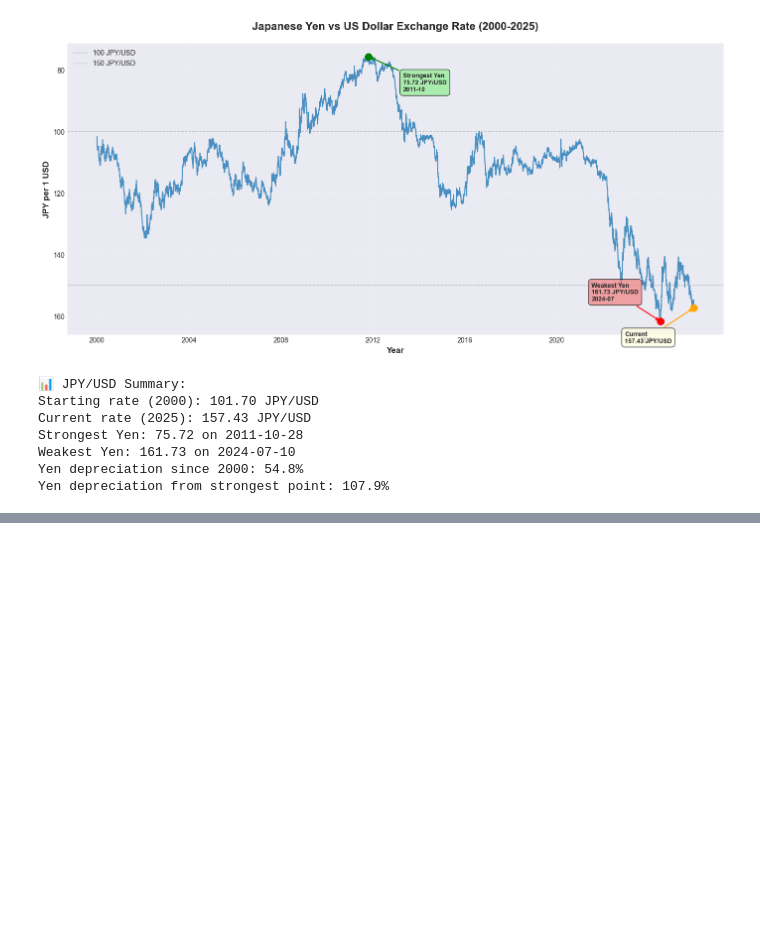
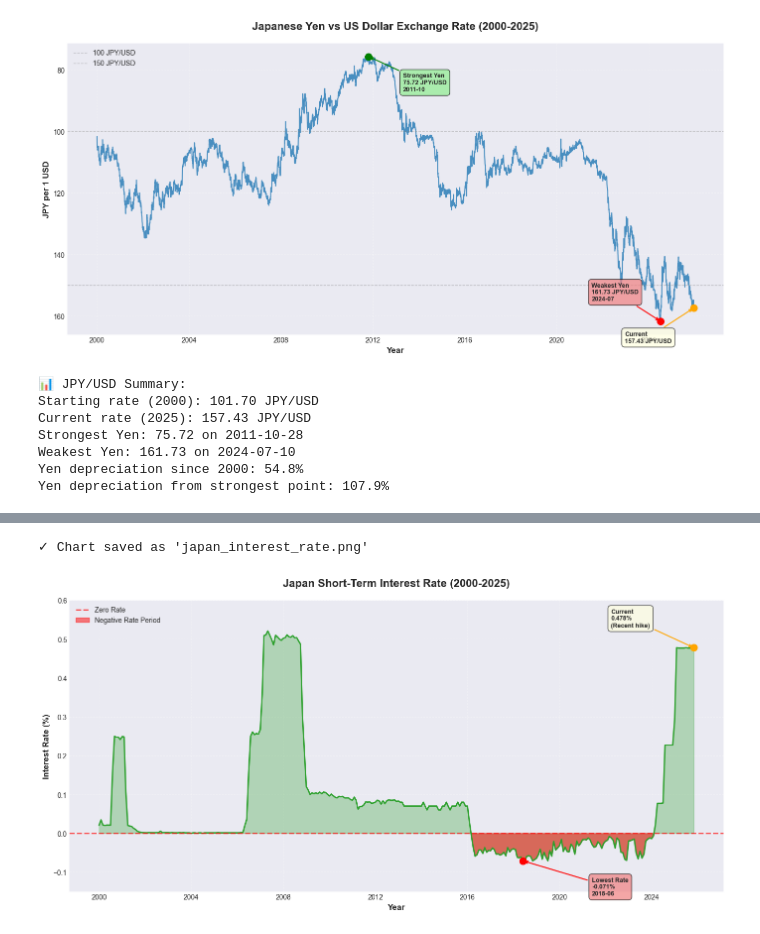
Before and after one commit to alpcakin/substack-japan-debt-analysis, a Jupyter notebook: japan_debt_analysis.ipynb, the cells around one changed output, grey strips where cells are left out. Cells and saved outputs as stored; diff of their text form; code cells hidden in the pictures; blank space fills up the shorter version.

Commit message:
Interest rates graph

```diff
--- a/japan_debt_analysis.ipynb
+++ b/japan_debt_analysis.ipynb
@@ -322,0 +372,80 @@ Yen depreciation from strongest point: 107.9%
+# %%
+
+fig, ax = plt.subplots(figsize=(14, 7))
+
+
+ax.plot(df_interest['date'], df_interest['interest_rate'],
+        linewidth=2, color='#2ca02c')
+
+
+ax.fill_between(df_interest['date'], df_interest['interest_rate'],
+                alpha=0.3, color='#2ca02c')
+
+
+ax.set_title('Japan Short-Term Interest Rate (2000-2025)',
+             fontsize=16, fontweight='bold', pad=20)
+ax.set_xlabel('Year', fontsize=12, fontweight='bold')
+ax.set_ylabel('Interest Rate (%)', fontsize=12, fontweight='bold')
+
+
+ax.grid(True, alpha=0.3, linestyle='--')
+
+ax.axhline(y=0, color='red', linestyle='--', linewidth=2, alpha=0.7, label='Zero Rate')
+
+
+negative_data = df_interest[df_interest['interest_rate'] < 0]
+if not negative_data.empty:
+    ax.fill_between(negative_data['date'], negative_data['interest_rate'],
+                    0, alpha=0.5, color='red', label='Negative Rate Period')
+
+
+min_idx = df_interest['interest_rate'].idxmin()
+max_idx = df_interest['interest_rate'].idxmax()
+
+
+ax.scatter(df_interest.loc[min_idx, 'date'],
+          df_interest.loc[min_idx, 'interest_rate'],
+          color='red', s=100, zorder=5)
+ax.annotate(f'Lowest Rate\n{df_interest.loc[min_idx, "interest_rate"]:.3f}%\n{df_interest.loc[min_idx, "date"].strftime("%Y-%m")}',
+            xy=(df_interest.loc[min_idx, 'date'], df_interest.loc[min_idx, 'interest_rate']),
+            xytext=(100, -50), textcoords='offset points',
+            fontsize=9, fontweight='bold',
+            bbox=dict(boxstyle='round,pad=0.5', facecolor='lightcoral', alpha=0.7),
+            arrowprops=dict(arrowstyle='->', color='red', lw=1.5))
+
+
+current_rate = df_interest.iloc[-1]['interest_rate']
+current_date = df_interest.iloc[-1]['date']
+ax.scatter(current_date, current_rate, color='orange', s=100, zorder=5)
+ax.annotate(f'Current\n{current_rate:.3f}%\n(Recent hike)',
+            xy=(current_date, current_rate),
+            xytext=(-120, 30), textcoords='offset points',
+            fontsize=9, fontweight='bold',
+            bbox=dict(boxstyle='round,pad=0.5', facecolor='lightyellow', alpha=0.7),
+            arrowprops=dict(arrowstyle='->', color='orange', lw=1.5))
+
+
+ax.legend(loc='upper left', fontsize=10)
+
+
+ax.set_ylim(-0.15, 0.60)
+
+plt.tight_layout()
+
+
+plt.savefig('japan_interest_rate.png', dpi=300, bbox_inches='tight')
+print("✓ Chart saved as 'japan_interest_rate.png'")
+
+plt.show()
+
+
+print("\n Interest Rate Summary:")
+print(f"Starting rate (2000): {df_interest.iloc[0]['interest_rate']:.3f}%")
+print(f"Current rate (2025): {current_rate:.3f}%")
+print(f"Lowest rate: {df_interest.loc[min_idx, 'interest_rate']:.3f}% on {df_interest.loc[min_idx, 'date'].strftime('%Y-%m-%d')}")
+print(f"Highest rate: {df_interest.loc[max_idx, 'interest_rate']:.3f}% on {df_interest.loc[max_idx, 'date'].strftime('%Y-%m-%d')}")
+print(f"Negative rate period: {len(negative_data)} months")
+print(f"Near-zero rate period (<0.1%): {len(df_interest[df_interest['interest_rate'] < 0.1])} months")
+# %% [output]
+✓ Chart saved as 'japan_interest_rate.png'
+[figure, added]
```
Also changed, not shown: parts of 4 cells of this notebook, 1 other file.
